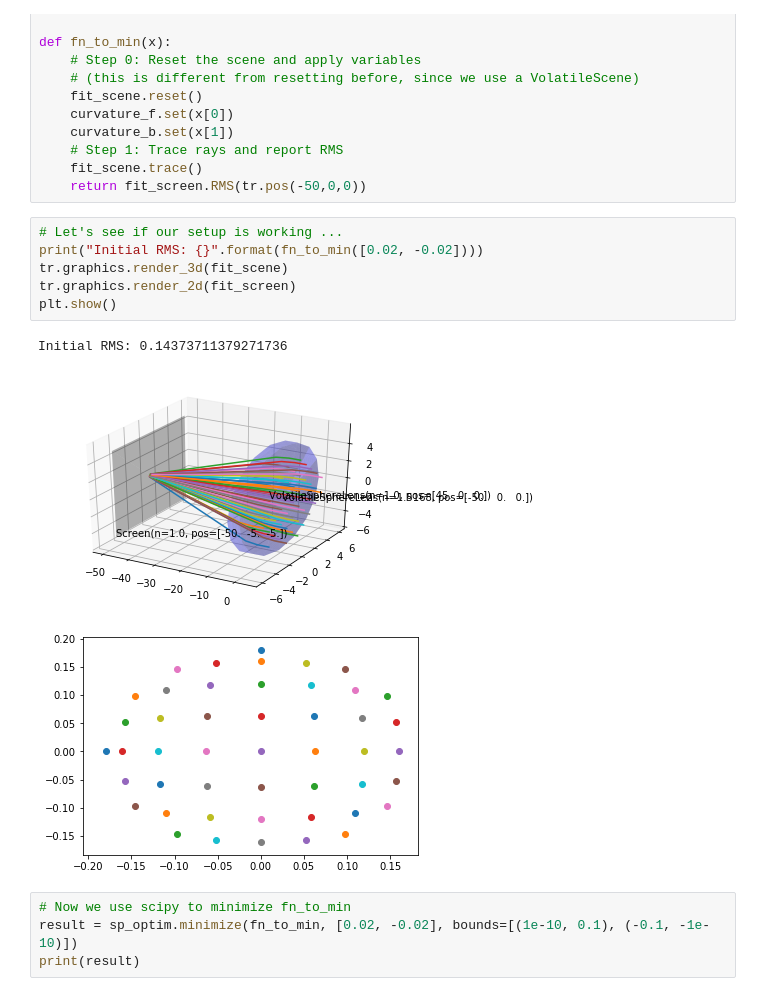
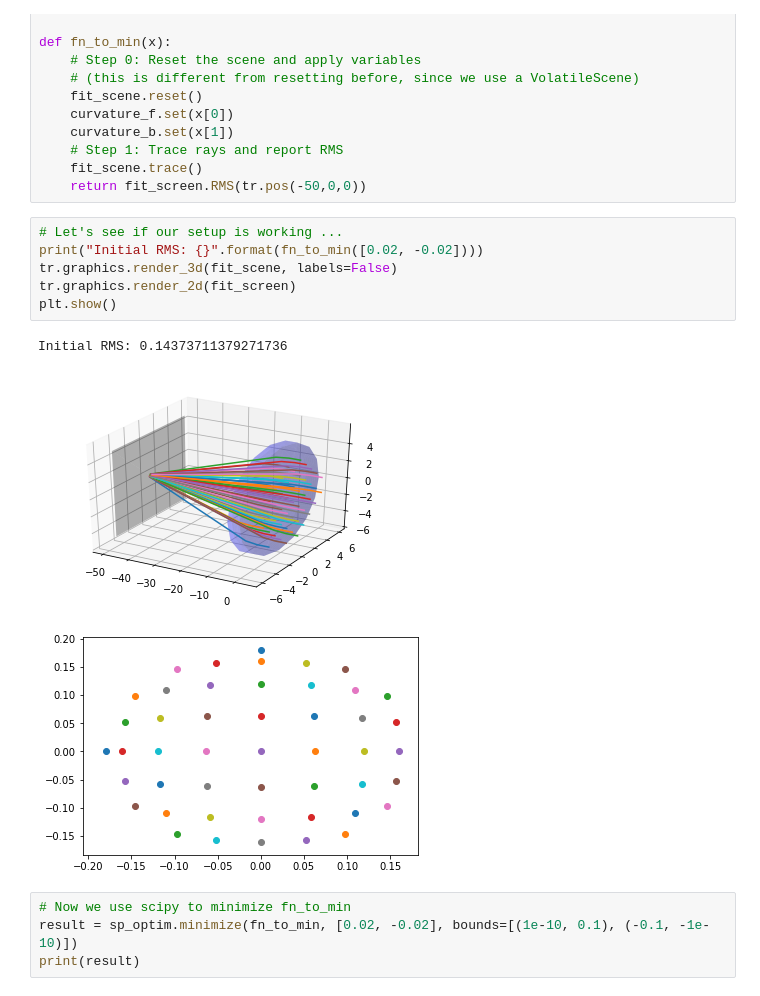
Before and after one commit to dyedgreen/labs-ray-tracing, a Jupyter notebook: demo_notebook.ipynb, the cells around one changed output. Drawn from its saved outputs; the diff is of its cells as text.

```diff
--- a/demo_notebook.ipynb
+++ b/demo_notebook.ipynb
@@ -219,12 +217,12 @@ def fn_to_min(x):
 # %%
 # Let's see if our setup is working ...
 print("Initial RMS: {}".format(fn_to_min([0.02, -0.02])))
-tr.graphics.render_3d(fit_scene)
+tr.graphics.render_3d(fit_scene, labels=False)
 tr.graphics.render_2d(fit_screen)
 plt.show()
 # %% [output]
 Initial RMS: 0.14373711379271736
-[figure, old version]
+[figure, new version]
 [figure]
 # %%
 # Now we use scipy to minimize fn_to_min
```
Also changed, not shown: parts of 11 cells of this notebook, 3 other files.
